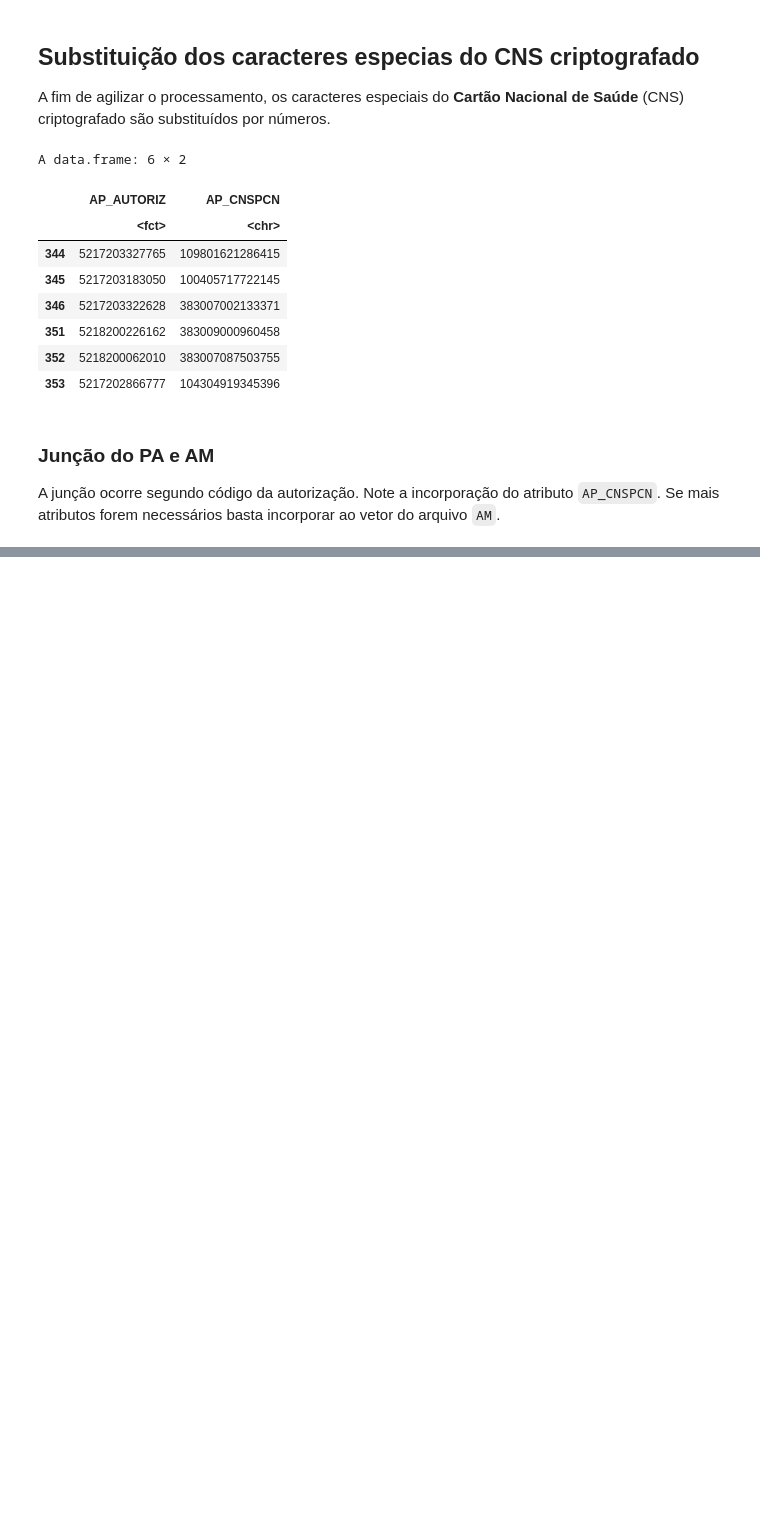
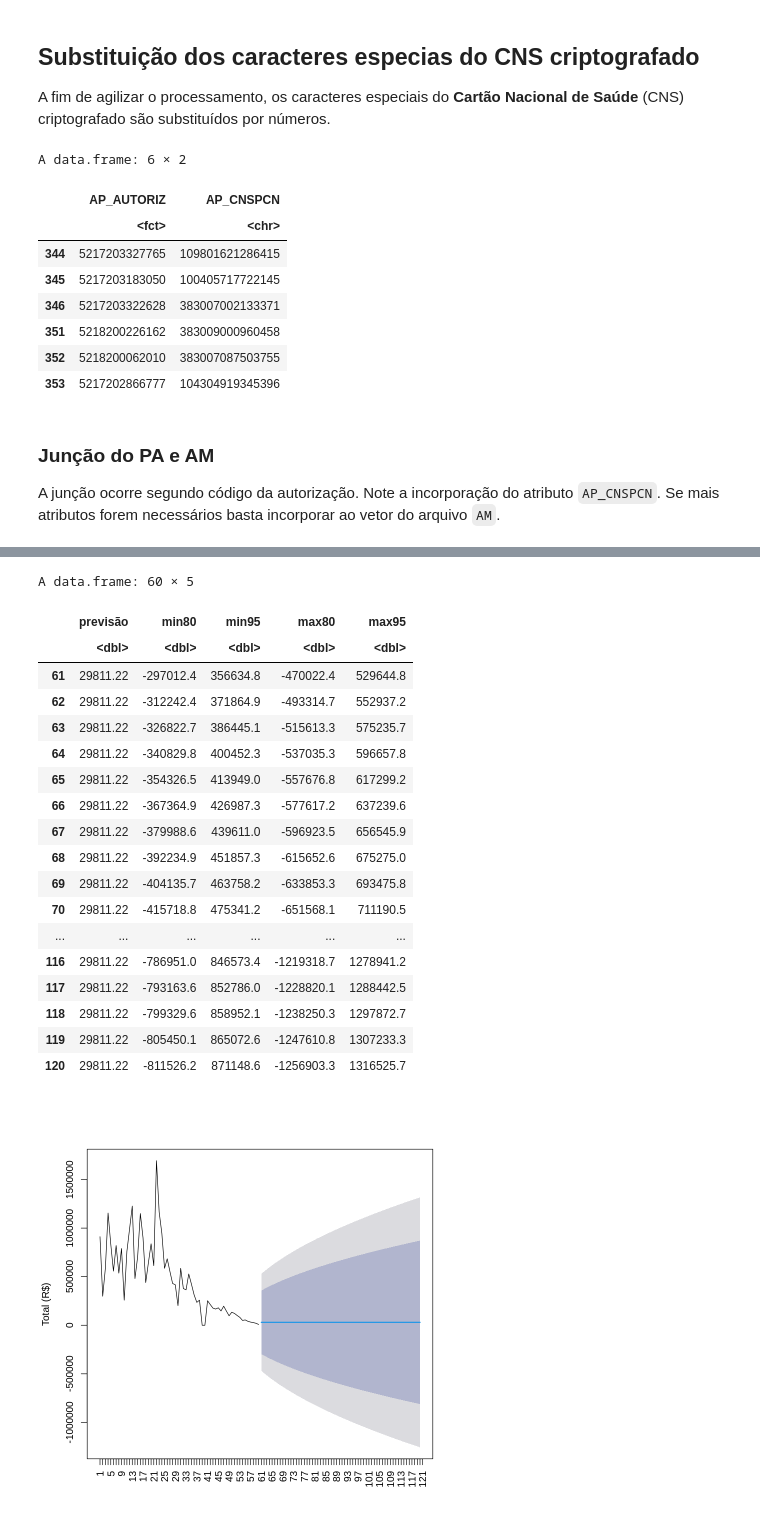
Before and after one commit to labxss/curso_r, a Jupyter notebook: dbc2csv_cuso_r.ipynb, the cells around one changed output, grey strips where cells are left out. Drawn from its saved outputs; the diff is of its cells as text; code cells hidden in the pictures; blank space fills up the shorter version.

```diff
--- a/dbc2csv_cuso_r.ipynb
+++ b/dbc2csv_cuso_r.ipynb
@@ -440,0 +767,47 @@ A data.frame: 6 × 12
+# %%
+if(!require(forecast)) {install.packages("forecast"); require(forecast)} # funcao getURL
+if(!require(tseries)) {install.packages("tseries"); require(tseries)} # funcao getURL
+
+arima_data=forecast(auto.arima(
+    total$total,
+    allowmean = TRUE
+  ), h = 60)
+
+plot(
+  arima_data,
+  xlab = "",
+  ylab = "Total (R$)",
+  main = "",
+  las = 3  ,
+  xaxt = 'n'
+)
+
+axis(1,
+     at = 1:(nrow(total)+61),
+     labels = 1:(nrow(total)+61),
+     las = 3)
+
+arima_data=as.data.frame(arima_data)
+colnames(arima_data)=c("previsão","min80","min95","max80","max95")
+tail(arima_data,60)
+# %% [output]
+A data.frame: 60 × 5
+|  | previsão | min80 | min95 | max80 | max95 |
+|  | <dbl> | <dbl> | <dbl> | <dbl> | <dbl> |
+| 61 | 29811.22 | -297012.4 | 356634.8 | -470022.4 | 529644.8 |
+| 62 | 29811.22 | -312242.4 | 371864.9 | -493314.7 | 552937.2 |
+| 63 | 29811.22 | -326822.7 | 386445.1 | -515613.3 | 575235.7 |
+| 64 | 29811.22 | -340829.8 | 400452.3 | -537035.3 | 596657.8 |
+| 65 | 29811.22 | -354326.5 | 413949.0 | -557676.8 | 617299.2 |
+| 66 | 29811.22 | -367364.9 | 426987.3 | -577617.2 | 637239.6 |
+| 67 | 29811.22 | -379988.6 | 439611.0 | -596923.5 | 656545.9 |
+| 68 | 29811.22 | -392234.9 | 451857.3 | -615652.6 | 675275.0 |
+| 69 | 29811.22 | -404135.7 | 463758.2 | -633853.3 | 693475.8 |
+| 70 | 29811.22 | -415718.8 | 475341.2 | -651568.1 | 711190.5 |
+| ... | ... | ... | ... | ... | ... |
+| 116 | 29811.22 | -786951.0 | 846573.4 | -1219318.7 | 1278941.2 |
+| 117 | 29811.22 | -793163.6 | 852786.0 | -1228820.1 | 1288442.5 |
+| 118 | 29811.22 | -799329.6 | 858952.1 | -1238250.3 | 1297872.7 |
+| 119 | 29811.22 | -805450.1 | 865072.6 | -1247610.8 | 1307233.3 |
+| 120 | 29811.22 | -811526.2 | 871148.6 | -1256903.3 | 1316525.7 |
+[figure, added]
```
Also changed, not shown: parts of 23 cells of this notebook.
